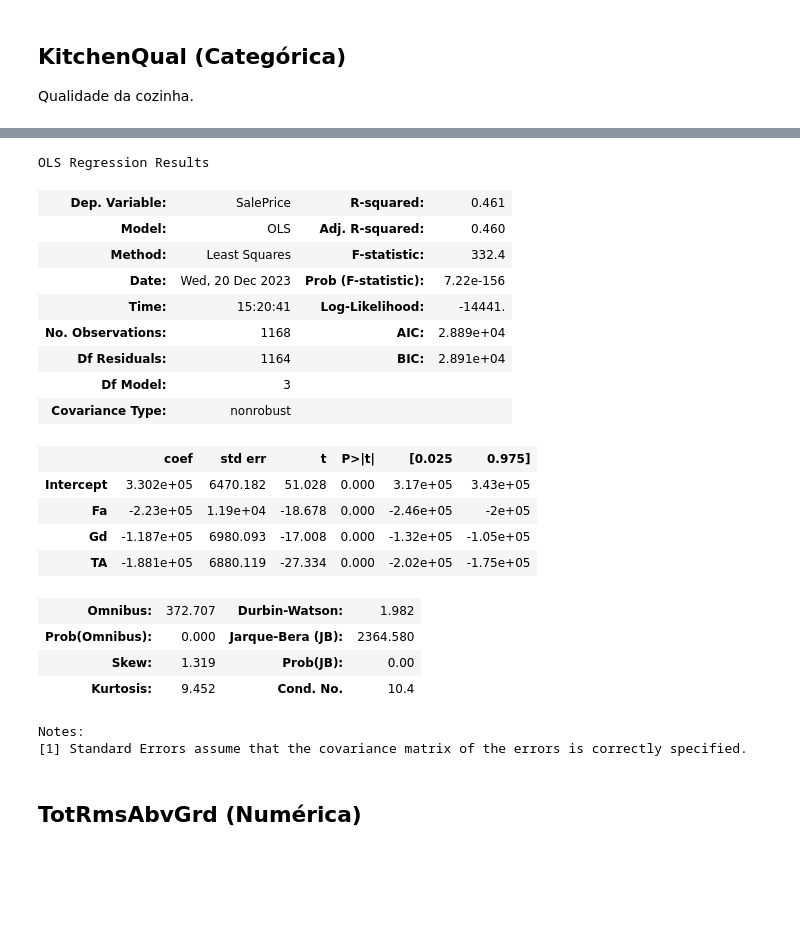
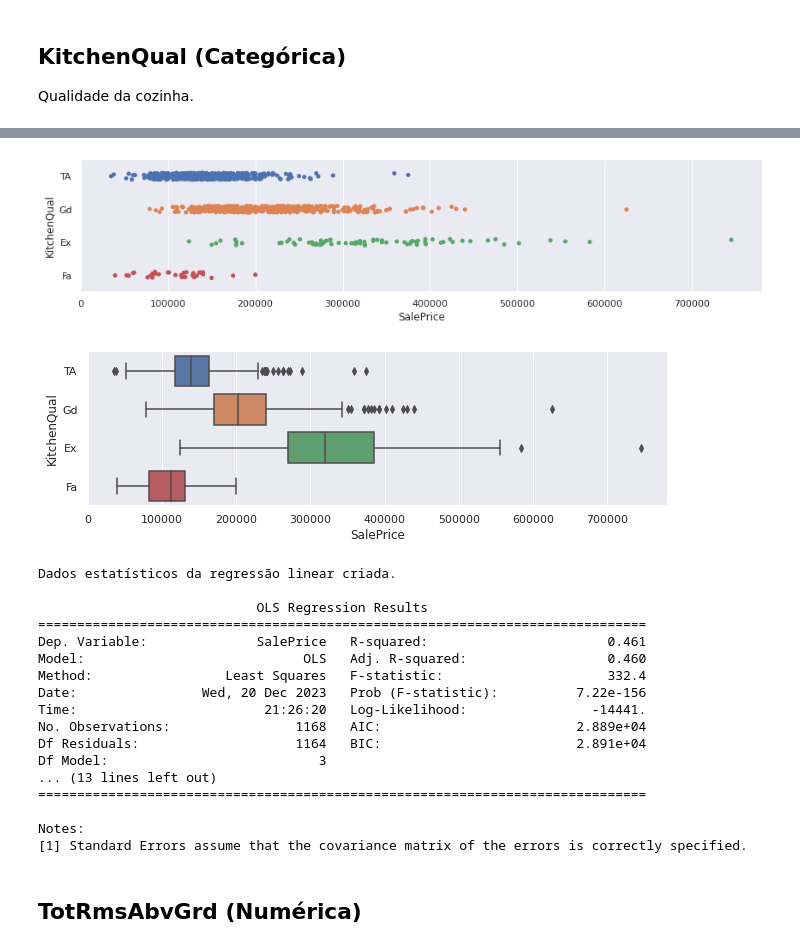
Before and after one commit to JohnDaytonCC/HousePricesPrediction, a Jupyter notebook: Notebook - House Prices Predition.ipynb, the cells around one changed output, grey strips where cells are left out. Saved outputs shown, nothing was run; the diff lists cells and outputs as text; code cells hidden in the pictures; blank space fills up the shorter version.

```diff
--- a/Notebook - House Prices Predition.ipynb
+++ b/Notebook - House Prices Predition.ipynb
@@ -4657,7 +4827,7 @@ print(agrupado)
 df_dummies_auxiliar_1 = dados_treino[nome_feature].copy()
 
 # Conversão da variável categórica em dicotômica com a exclusão da primeira variável dicotômica.
-df_dummies_auxiliar = pd.get_dummies(df_dummies_auxiliar_1, columns=[nome_feature], drop_first=True)
+df_dummies_auxiliar = pd.get_dummies(df_dummies_auxiliar_1, columns=[nome_feature], drop_first=True, prefix = nome_feature)
 
 # Inclusão da variável dependente ao data frame de variáveis dicotômicas.
 df_dummies_auxiliar[nome_target] = dados_treino[nome_target].copy()
@@ -4667,13 +4837,36 @@ print(f'\nPrimeiros valores do Data Frame.\n')
 # Verificação do data frame.
 print(df_dummies_auxiliar.head(6))
 
+############################################################################################################
+# Criação de um gráfico para facilitar o entendimento da dispersão dos dados
+
+print('\n Gráfico de dispersão e Box Plot da variável categórica.')
+
+sns.catplot(x = nome_target, y = nome_feature, data = dados_treino, height=3, aspect=4)
+
+sns.catplot(x = nome_target, y = nome_feature, data = dados_treino, kind = "box", height=3, aspect=3)
+
+# Ajustar o layout para evitar sobreposição
+plt.tight_layout()
+
+# Mostrar os gráficos
+plt.show()
+############################################################################################################
+
 # Estimação do modelo de regressão linear múltipla com n-1 dummies
-modelo_dummies = sm.OLS.from_formula("SalePrice ~ Fa + Gd + TA", df_dummies_auxiliar).fit()
+modelo_dummies = sm.OLS.from_formula("SalePrice ~ KitchenQual_Fa + KitchenQual_Gd + KitchenQual_TA", df_dummies_auxiliar).fit()
 
 print(f'\nDados estatísticos da regressão linear criada.\n')
 
 # Verificação dos parâmetros do modelo.
-modelo_dummies.summary()
+print(modelo_dummies.summary())
+
+################################# ARMAZENAMENTO DAS VARIÁVEIS DICOTÔMICAS ##################################
+# Eliminação da coluna da variável dependente
+df_dummies_auxiliar.drop(columns = [nome_target], inplace = True)
+
+# Armazenamento dos valores da variável
+features_dicotomicas[df_dummies_auxiliar.columns] = df_dummies_auxiliar
 # %% [output]
 Número de valores não válidos: 0
 
@@ -4695,24 +4888,22 @@ Dados estatísticos da regressão linear criada.
+[figure, added]
+[figure, added]
-OLS Regression Results
+Dados estatísticos da regressão linear criada.
+
+                            OLS Regression Results
+==============================================================================
+Dep. Variable:              SalePrice   R-squared:                       0.461
+Model:                            OLS   Adj. R-squared:                  0.460
+Method:                 Least Squares   F-statistic:                     332.4
+Date:                Wed, 20 Dec 2023   Prob (F-statistic):          7.22e-156
+Time:                        21:26:20   Log-Likelihood:                -14441.
+No. Observations:                1168   AIC:                         2.889e+04
+Df Residuals:                    1164   BIC:                         2.891e+04
+Df Model:                           3
+... (13 lines left out)
+==============================================================================
+
+Notes:
+[1] Standard Errors assume that the covariance matrix of the errors is correctly specified.
-| Dep. Variable: | SalePrice | R-squared: | 0.461 |
-| Model: | OLS | Adj. R-squared: | 0.460 |
-| Method: | Least Squares | F-statistic: | 332.4 |
-| Date: | Wed, 20 Dec 2023 | Prob (F-statistic): | 7.22e-156 |
-| Time: | 15:20:41 | Log-Likelihood: | -14441. |
-| No. Observations: | 1168 | AIC: | 2.889e+04 |
-| Df Residuals: | 1164 | BIC: | 2.891e+04 |
-| Df Model: | 3 |  |  |
-| Covariance Type: | nonrobust |  |  |
-|  | coef | std err | t | P>|t| | [0.025 | 0.975] |
-| Intercept | 3.302e+05 | 6470.182 | 51.028 | 0.000 | 3.17e+05 | 3.43e+05 |
-| Fa | -2.23e+05 | 1.19e+04 | -18.678 | 0.000 | -2.46e+05 | -2e+05 |
-| Gd | -1.187e+05 | 6980.093 | -17.008 | 0.000 | -1.32e+05 | -1.05e+05 |
-| TA | -1.881e+05 | 6880.119 | -27.334 | 0.000 | -2.02e+05 | -1.75e+05 |
-| Omnibus: | 372.707 | Durbin-Watson: | 1.982 |
-| Prob(Omnibus): | 0.000 | Jarque-Bera (JB): | 2364.580 |
-| Skew: | 1.319 | Prob(JB): | 0.00 |
-| Kurtosis: | 9.452 | Cond. No. | 10.4 |
-Notes:
-[1] Standard Errors assume that the covariance matrix of the errors is correctly specified.
 # %% [markdown]
 ## TotRmsAbvGrd (Numérica)
 # %%
```
Also changed, not shown: parts of 58 cells of this notebook.
